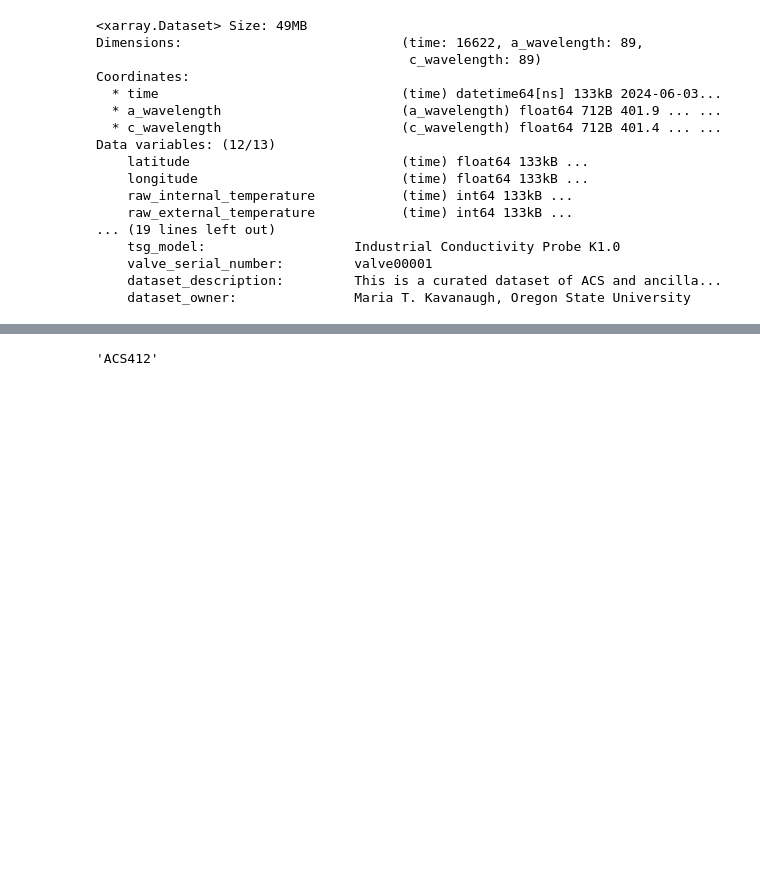
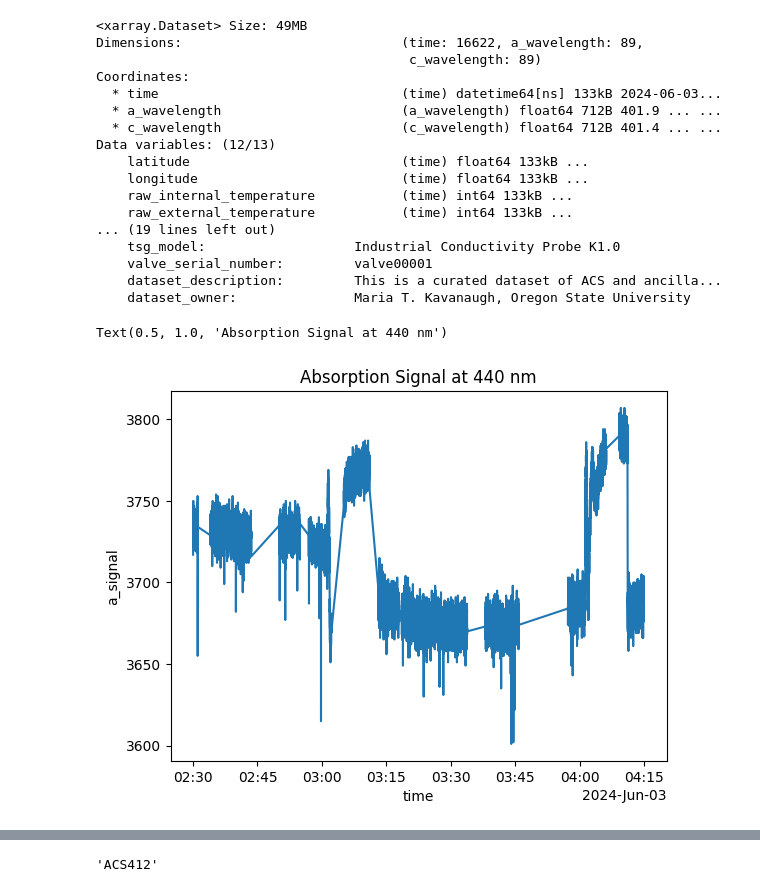
Before and after one commit to thorblock/acspype, a Jupyter notebook: examples/shimada_202405.ipynb, the cells around one changed output, grey strips where cells are left out. Saved outputs shown, nothing was run; the diff lists cells and outputs as text; code cells hidden in the pictures; blank space fills up the shorter version.

Commit message:
It's forkin time
updated NUM_PAT to be literal
starting Shimada example

```diff
--- a/examples/shimada_202405.ipynb
+++ b/examples/shimada_202405.ipynb
@@ -36,3 +76,13 @@ Data variables: (12/13)
     valve_serial_number:         valve00001
     dataset_description:         This is a curated dataset of ACS and ancilla...
     dataset_owner:               Maria T. Kavanaugh, Oregon State University
+# %%
+# using time/signal as array, wavelength as coordinate
+absorption_signal = acs['a_signal']
+absorption_wavelength = acs['a_wavelength'].values
+absorption_arrays = [absorption_signal.sel(a_wavelength=wavelength) for wavelength in absorption_wavelength]
+absorption_arrays[0].plot()
+plt.title('Absorption Signal at 440 nm')
+# %% [output]
+Text(0.5, 1.0, 'Absorption Signal at 440 nm')
+[figure, added]
```
Also changed, not shown: parts of 6 cells of this notebook, 1 other file.
